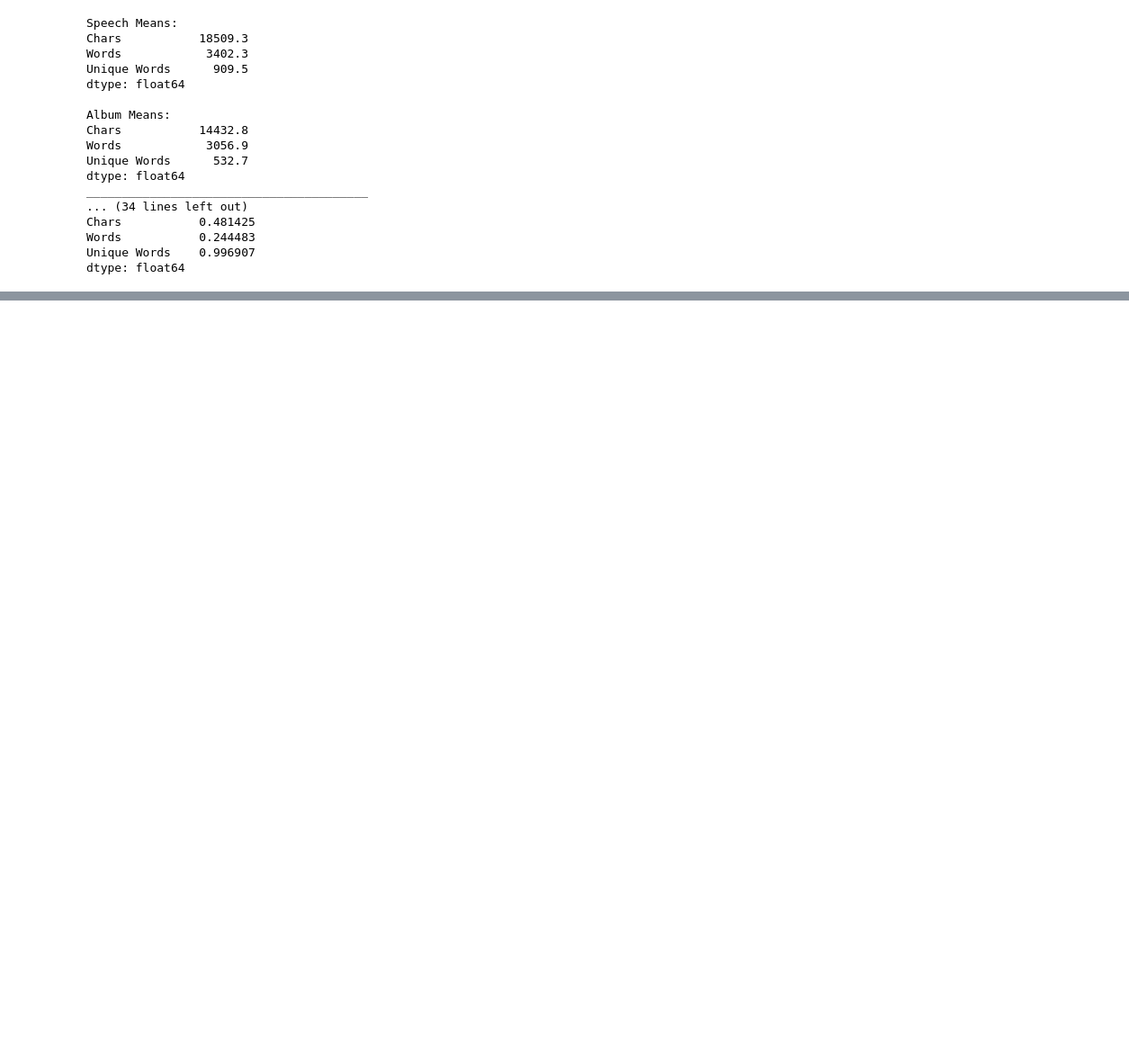
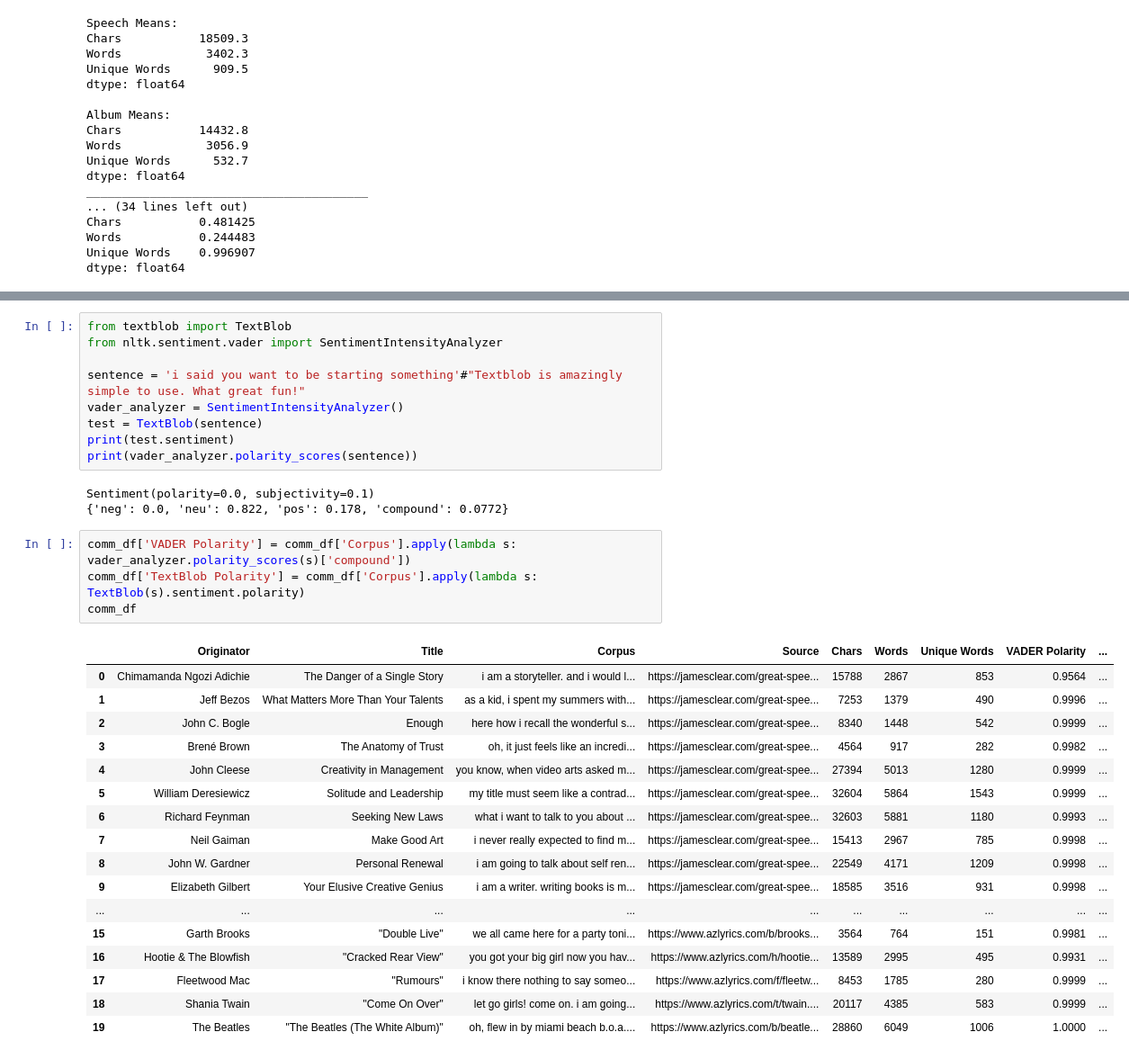
Before and after one commit to deltalite/Communication-Style-Analysis-Using-NLP, a Jupyter notebook: 2_analysis.ipynb, the cells around one changed output, grey strips where cells are left out. Shown at 90% size. Drawn from its saved outputs; the diff is of its cells as text; blank space fills up the shorter version.

Commit message:
Sentiment analysis plan

```diff
--- a/2_analysis.ipynb
+++ b/2_analysis.ipynb
@@ -78,0 +94,34 @@ dtype: float64
+# %%
+from textblob import TextBlob
+from nltk.sentiment.vader import SentimentIntensityAnalyzer
+
+sentence = 'i said you want to be starting something'#"Textblob is amazingly simple to use. What great fun!"
+vader_analyzer = SentimentIntensityAnalyzer()
+test = TextBlob(sentence)
+print(test.sentiment)
+print(vader_analyzer.polarity_scores(sentence))
+# %% [output]
+Sentiment(polarity=0.0, subjectivity=0.1)
+{'neg': 0.0, 'neu': 0.822, 'pos': 0.178, 'compound': 0.0772}
+# %%
+comm_df['VADER Polarity'] = comm_df['Corpus'].apply(lambda s: vader_analyzer.polarity_scores(s)['compound'])
+comm_df['TextBlob Polarity'] = comm_df['Corpus'].apply(lambda s: TextBlob(s).sentiment.polarity)
+comm_df
+# %% [output]
+|  | Originator | Title | Corpus | Source | Chars | Words | Unique Words | VADER Polarity | ... |
+| 0 | Chimamanda Ngozi Adichie | The Danger of a Single Story | i am a storyteller. and i would l... | https://jamesclear.com/great-spee... | 15788 | 2867 | 853 | 0.9564 | ... |
+| 1 | Jeff Bezos | What Matters More Than Your Talents | as a kid, i spent my summers with... | https://jamesclear.com/great-spee... | 7253 | 1379 | 490 | 0.9996 | ... |
+| 2 | John C. Bogle | Enough | here how i recall the wonderful s... | https://jamesclear.com/great-spee... | 8340 | 1448 | 542 | 0.9999 | ... |
+| 3 | Brené Brown | The Anatomy of Trust | oh, it just feels like an incredi... | https://jamesclear.com/great-spee... | 4564 | 917 | 282 | 0.9982 | ... |
+| 4 | John Cleese | Creativity in Management | you know, when video arts asked m... | https://jamesclear.com/great-spee... | 27394 | 5013 | 1280 | 0.9999 | ... |
+| 5 | William Deresiewicz | Solitude and Leadership | my title must seem like a contrad... | https://jamesclear.com/great-spee... | 32604 | 5864 | 1543 | 0.9999 | ... |
+| 6 | Richard Feynman | Seeking New Laws | what i want to talk to you about ... | https://jamesclear.com/great-spee... | 32603 | 5881 | 1180 | 0.9993 | ... |
+| 7 | Neil Gaiman | Make Good Art | i never really expected to find m... | https://jamesclear.com/great-spee... | 15413 | 2967 | 785 | 0.9998 | ... |
+| 8 | John W. Gardner | Personal Renewal | i am going to talk about self ren... | https://jamesclear.com/great-spee... | 22549 | 4171 | 1209 | 0.9998 | ... |
+| 9 | Elizabeth Gilbert | Your Elusive Creative Genius | i am a writer. writing books is m... | https://jamesclear.com/great-spee... | 18585 | 3516 | 931 | 0.9998 | ... |
+| ... | ... | ... | ... | ... | ... | ... | ... | ... | ... |
+| 15 | Garth Brooks | "Double Live" | we all came here for a party toni... | https://www.azlyrics.com/b/brooks... | 3564 | 764 | 151 | 0.9981 | ... |
+| 16 | Hootie & The Blowfish | "Cracked Rear View" | you got your big girl now you hav... | https://www.azlyrics.com/h/hootie... | 13589 | 2995 | 495 | 0.9931 | ... |
+| 17 | Fleetwood Mac | "Rumours" | i know there nothing to say someo... | https://www.azlyrics.com/f/fleetw... | 8453 | 1785 | 280 | 0.9999 | ... |
+| 18 | Shania Twain | "Come On Over" | let go girls! come on. i am going... | https://www.azlyrics.com/t/twain.... | 20117 | 4385 | 583 | 0.9999 | ... |
+| 19 | The Beatles | "The Beatles (The White Album)" | oh, flew in by miami beach b.o.a.... | https://www.azlyrics.com/b/beatle... | 28860 | 6049 | 1006 | 1.0000 | ... |
```
Also changed, not shown: parts of 4 cells of this notebook.
